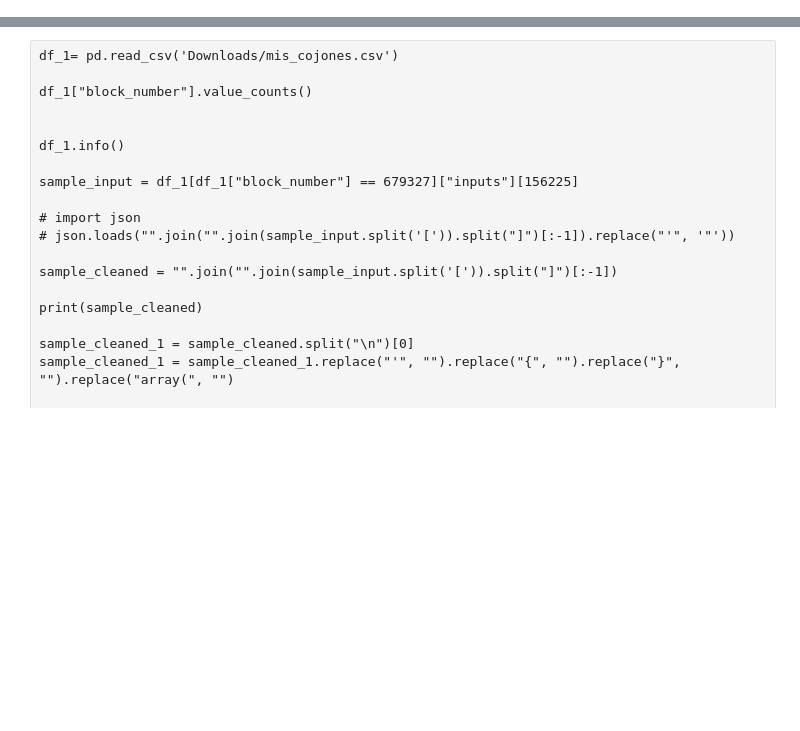
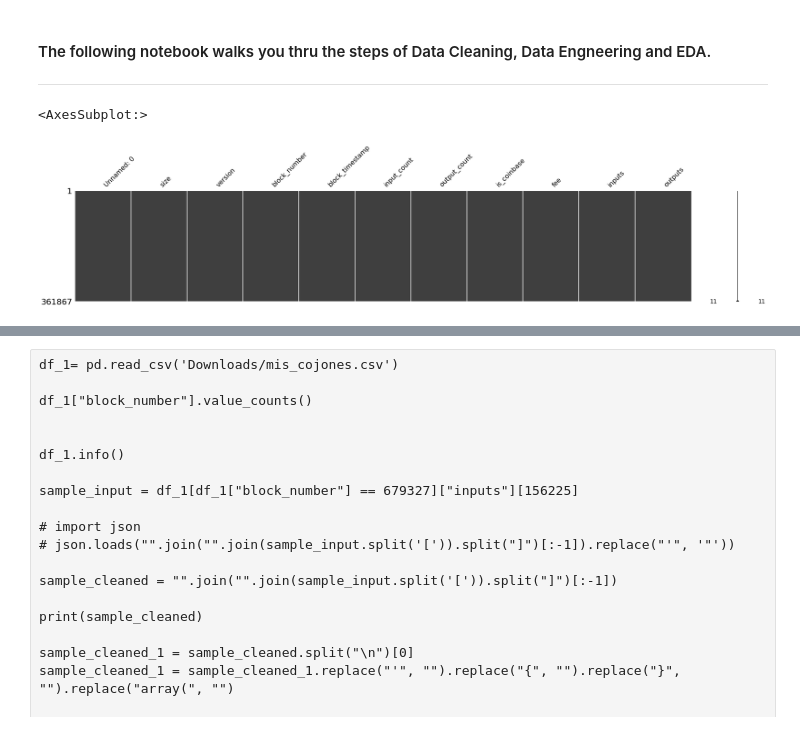
Before and after one commit to CommanderPoe/bitcoin_forensics, a Jupyter notebook: notebooks/03_Data Cleaning & EDA.ipynb, the cells around one changed output, grey strips where cells are left out. Cells and saved outputs as stored; diff of their text form; code cells hidden in the pictures; blank space fills up the shorter version.

```diff
--- a/notebooks/03_Data Cleaning & EDA.ipynb
+++ b/notebooks/03_Data Cleaning & EDA.ipynb
@@ -4,0 +1,4 @@ df = pd.read_csv('Downloads/mis_cojones.csv')
+# %% [markdown]
+#### The following notebook walks you thru the steps of Data Cleaning, Data Engneering and EDA.
+
+___
@@ -4,0 +23,11 @@ df = pd.read_csv('Downloads/mis_cojones.csv')
+# %%
+# reading df
+
+df = pd.read_csv('../files/blocks.csv')
+# %%
+# checking if there are missing values
+
+missingno.matrix(df, figsize = (30,5)) # no missing values
+# %% [output]
+<AxesSubplot:>
+[figure, added]
```
Also changed, not shown: parts of 40 cells of this notebook, 4 other files.
